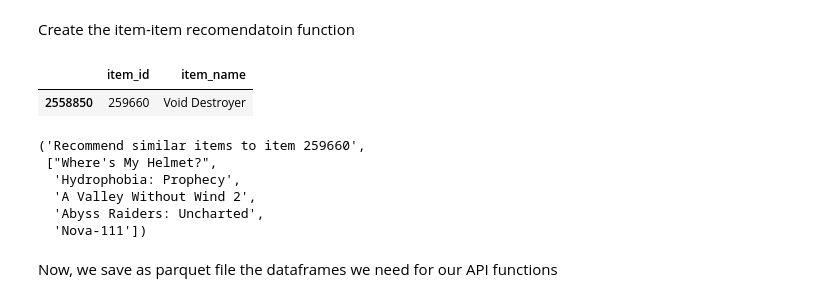
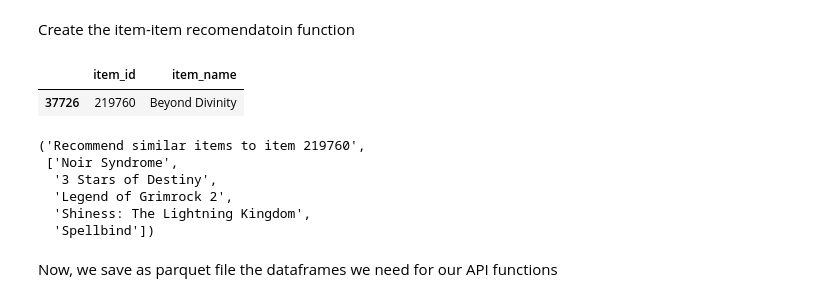
Before and after one commit to leocortes85/STEAM_API, a Jupyter notebook: rec_model.ipynb, the cells around one changed output. Saved outputs shown, nothing was run; the diff lists cells and outputs as text; code cells hidden in the pictures.

```diff
--- a/rec_model.ipynb
+++ b/rec_model.ipynb
@@ -368,20 +360,20 @@ def get_recommendations_by_id(item_id: int):
 
     return 'Recommend similar items to item {}'.format(item_id), recommendations
 # %%
-row = df_id[df_id['item_name'] == 'Void Destroyer']
+row = df_id[df_id['item_name'] == 'Beyond Divinity']
 row
 # %% [output]
 |  | item_id | item_name |
-| 2558850 | 259660 | Void Destroyer |
+| 37726 | 219760 | Beyond Divinity |
 # %%
-get_recommendations_by_id(259660)
+get_recommendations_by_id(219760)
 # %% [output]
-('Recommend similar items to item 259660',
- ["Where's My Helmet?",
-  'Hydrophobia: Prophecy',
-  'A Valley Without Wind 2',
-  'Abyss Raiders: Uncharted',
-  'Nova-111'])
+('Recommend similar items to item 219760',
+ ['Noir Syndrome',
+  '3 Stars of Destiny',
+  'Legend of Grimrock 2',
+  'Shiness: The Lightning Kingdom',
+  'Spellbind'])
 # %% [markdown]
 Now, we save as parquet file the dataframes we need for our API functions
 # %%
```
Also changed, not shown: parts of 15 cells of this notebook, 14 other files.
